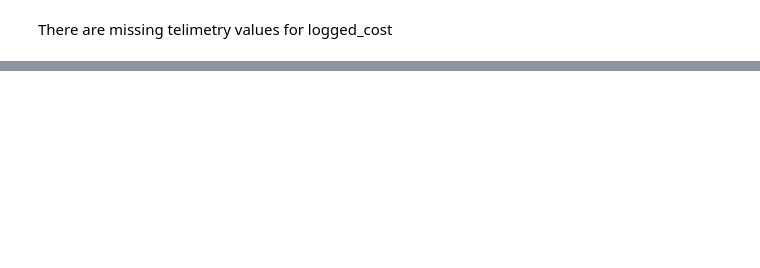
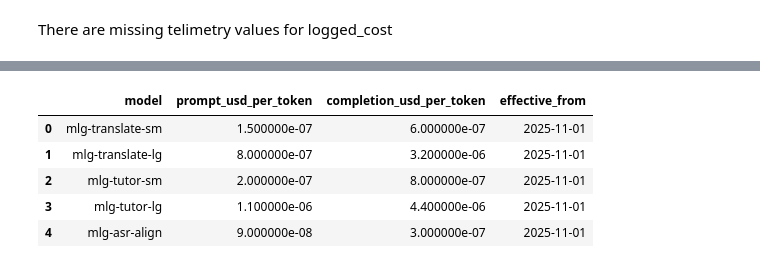
Before and after one commit to Christian-Suinyuy/skye8-ds-banboye-christian, a Jupyter notebook: src/agent_telimetry/notebooks/exploration.ipynb, the cells around one changed output, grey strips where cells are left out. Cells and saved outputs as stored; diff of their text form; code cells hidden in the pictures; blank space fills up the shorter version.

```diff
--- a/src/agent_telimetry/notebooks/exploration.ipynb
+++ b/src/agent_telimetry/notebooks/exploration.ipynb
@@ -236,0 +304,9 @@ There are missing telimetry values for logged_cost
+# %%
+df2
+# %% [output]
+|  | model | prompt_usd_per_token | completion_usd_per_token | effective_from |
+| 0 | mlg-translate-sm | 1.500000e-07 | 6.000000e-07 | 2025-11-01 |
+| 1 | mlg-translate-lg | 8.000000e-07 | 3.200000e-06 | 2025-11-01 |
+| 2 | mlg-tutor-sm | 2.000000e-07 | 8.000000e-07 | 2025-11-01 |
+| 3 | mlg-tutor-lg | 1.100000e-06 | 4.400000e-06 | 2025-11-01 |
+| 4 | mlg-asr-align | 9.000000e-08 | 3.000000e-07 | 2025-11-01 |
```
Also changed, not shown: parts of 16 cells of this notebook.
